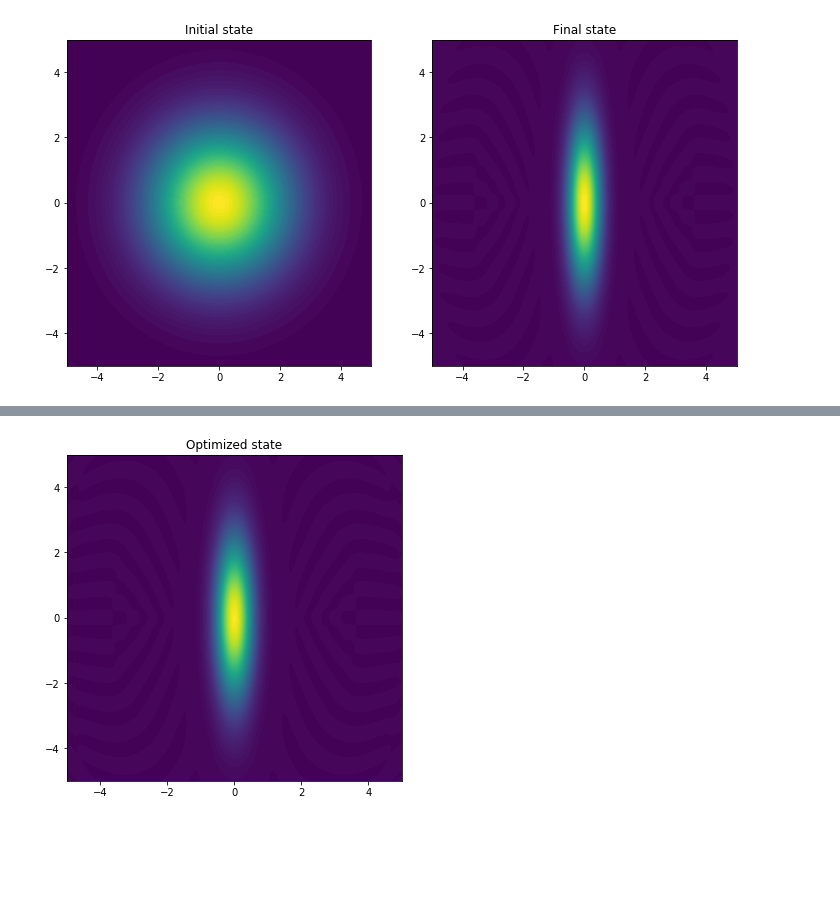
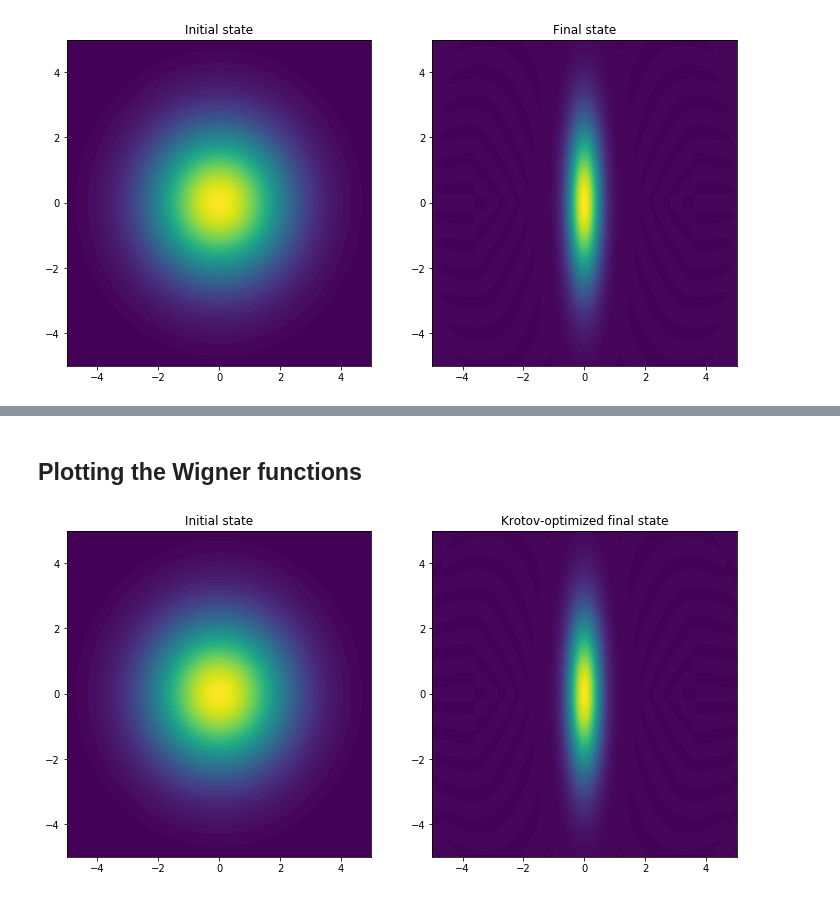
Before and after one commit to LucaTalamo/phys5070_final_project, a Jupyter notebook: mixed_state_optomechanical_squeezing.ipynb, the cells around one changed output, grey strips where cells are left out. Cells and saved outputs as stored; diff of their text form; code cells hidden in the pictures; blank space fills up the shorter version.

```diff
--- a/mixed_state_optomechanical_squeezing.ipynb
+++ b/mixed_state_optomechanical_squeezing.ipynb
@@ -333,7 +285,7 @@ opt_result = krotov.optimize_pulses(
 #     info_hook=krotov.info_hooks.chain(
 #         krotov.info_hooks.print_debug_information
 #     ),
-    iter_stop = 20
+    iter_stop = 60
 )
 # %% [output]
 iter.      J_T   ∑∫gₐ(t)dt          J       ΔJ_T         ΔJ  secs
@@ -369,15 +409,16 @@ optimized_dynamics = opt_result.optimized_objectives[0].mesolve(
 )
+# %% [markdown]
+## Plotting the Wigner functions
 # %%
-# plot optimized state
-xvec = np.linspace(-5,5,200)
-
+# store krotoov-optimized mechanical state in a contour plotting object
 W_opt = qt.wigner(optimized_dynamics.states[-1].ptrace(1), xvec, xvec)
 
-# plot the results
-
-fig, ax = plt.subplots(figsize = (6,6))
-cont0 = ax.contourf(xvec, xvec, W_opt, 100)
-lbl0 = ax.set_title("Optimized state")
+# plot the states
+fig, (ax1, ax2) = plt.subplots(1,2,figsize = (12,6))
+ax1.contourf(xvec, xvec, W_init, 100)
+ax1.set_title("Initial state")
+ax2.contourf(xvec, xvec, W_opt, 100)
+ax2.set_title("Krotov-optimized final state")
 plt.show()
 # %% [output]
-[figure, old version]
+[figure, new version]
```
Also changed, not shown: parts of 22 cells of this notebook.
